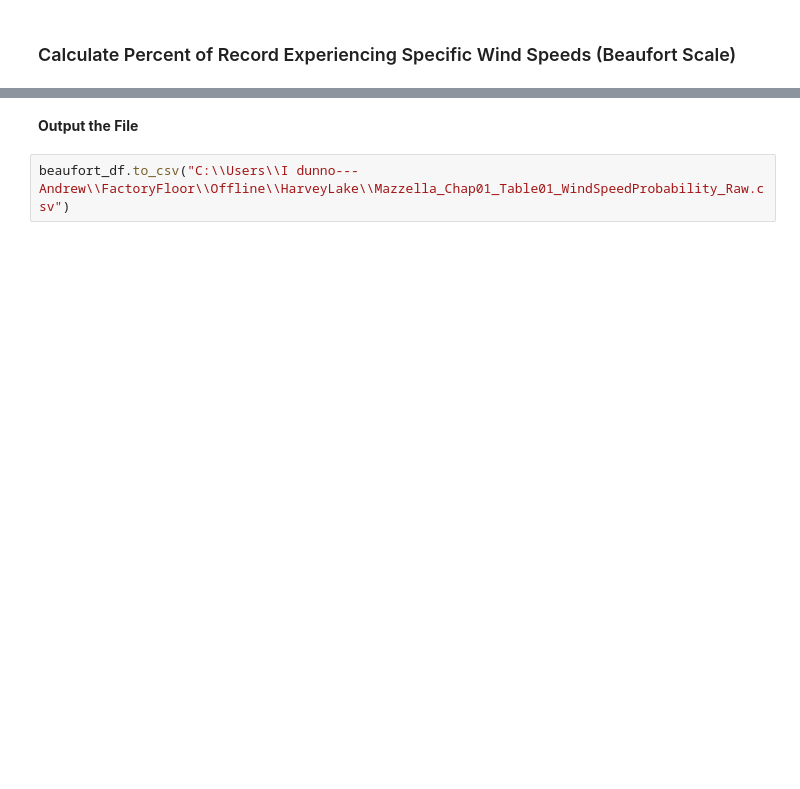
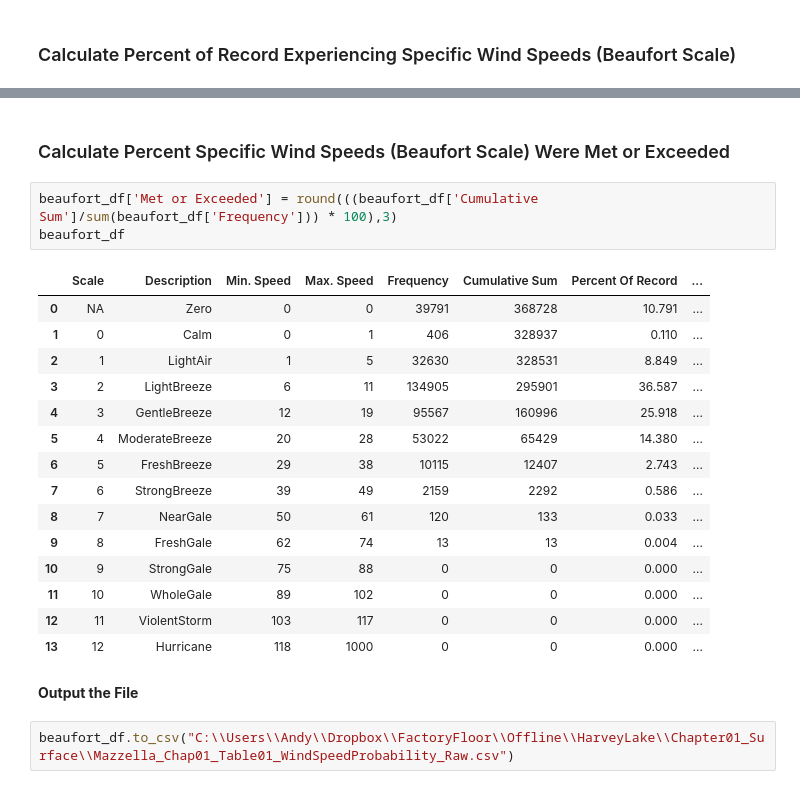
Before and after one commit to AMacumber/HarveyLake, a Jupyter notebook: Analysis_Frequency_Harvey_WindData.ipynb, the cells around one changed output, grey strips where cells are left out. Cells and saved outputs as stored; diff of their text form; blank space fills up the shorter version.

```diff
--- a/Analysis_Frequency_Harvey_WindData.ipynb
+++ b/Analysis_Frequency_Harvey_WindData.ipynb
@@ -238,4 +248,25 @@ beaufort_df
+# %% [markdown]
+### Calculate Percent Specific Wind Speeds (Beaufort Scale) Were Met or Exceeded
+# %%
+beaufort_df['Met or Exceeded'] = round(((beaufort_df['Cumulative Sum']/sum(beaufort_df['Frequency'])) * 100),3)
+beaufort_df
+# %% [output]
+|  | Scale | Description | Min. Speed | Max. Speed | Frequency | Cumulative Sum | Percent Of Record | ... |
+| 0 | NA | Zero | 0 | 0 | 39791 | 368728 | 10.791 | ... |
+| 1 | 0 | Calm | 0 | 1 | 406 | 328937 | 0.110 | ... |
+| 2 | 1 | LightAir | 1 | 5 | 32630 | 328531 | 8.849 | ... |
+| 3 | 2 | LightBreeze | 6 | 11 | 134905 | 295901 | 36.587 | ... |
+| 4 | 3 | GentleBreeze | 12 | 19 | 95567 | 160996 | 25.918 | ... |
+| 5 | 4 | ModerateBreeze | 20 | 28 | 53022 | 65429 | 14.380 | ... |
+| 6 | 5 | FreshBreeze | 29 | 38 | 10115 | 12407 | 2.743 | ... |
+| 7 | 6 | StrongBreeze | 39 | 49 | 2159 | 2292 | 0.586 | ... |
+| 8 | 7 | NearGale | 50 | 61 | 120 | 133 | 0.033 | ... |
+| 9 | 8 | FreshGale | 62 | 74 | 13 | 13 | 0.004 | ... |
+| 10 | 9 | StrongGale | 75 | 88 | 0 | 0 | 0.000 | ... |
+| 11 | 10 | WholeGale | 89 | 102 | 0 | 0 | 0.000 | ... |
+| 12 | 11 | ViolentStorm | 103 | 117 | 0 | 0 | 0.000 | ... |
+| 13 | 12 | Hurricane | 118 | 1000 | 0 | 0 | 0.000 | ... |
 # %% [markdown]
 **Output the File**
 # %%
-beaufort_df.to_csv("C:\\Users\\I dunno---Andrew\\FactoryFloor\\Offline\\HarveyLake\\Mazzella_Chap01_Table01_WindSpeedProbability_Raw.csv")
+beaufort_df.to_csv("C:\\Users\\Andy\\Dropbox\\FactoryFloor\\Offline\\HarveyLake\\Chapter01_Surface\\Mazzella_Chap01_Table01_WindSpeedProbability_Raw.csv")
```
Also changed, not shown: parts of 9 cells of this notebook, 2 other files.
